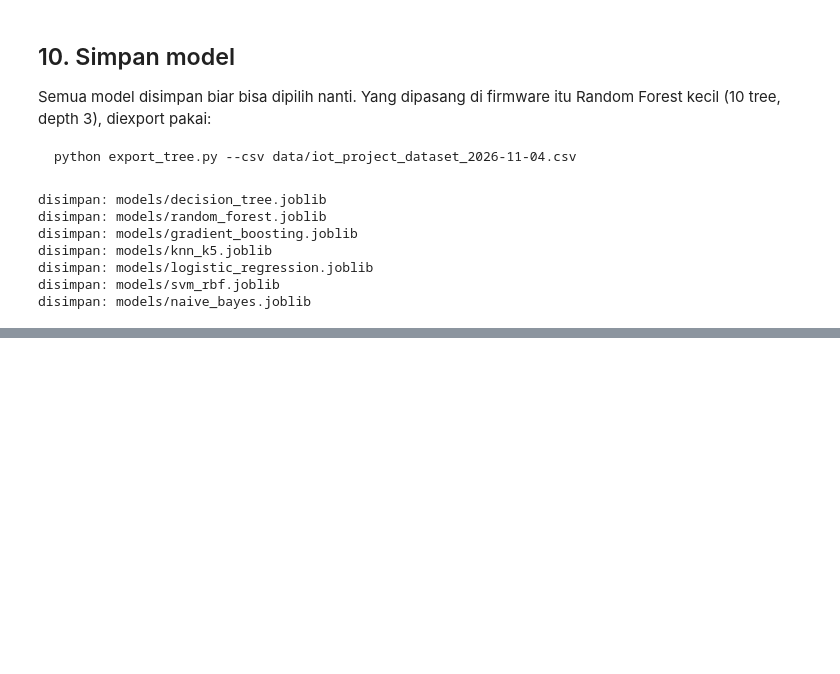
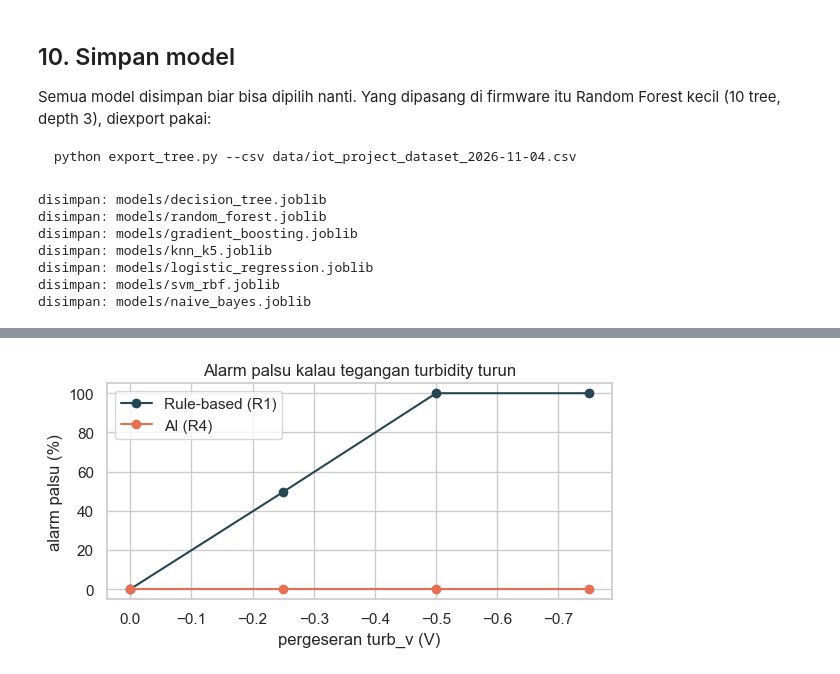
Before and after one commit to StevenLie14/IoT, a Jupyter notebook: ml/water_quality_models.ipynb, the cells around one changed output, grey strips where cells are left out. Cells and saved outputs as stored; diff of their text form; code cells hidden in the pictures; blank space fills up the shorter version.

```diff
--- a/ml/water_quality_models.ipynb
+++ b/ml/water_quality_models.ipynb
@@ -702,0 +853,24 @@ disimpan: models/naive_bayes.joblib
+# %%
+TURB_V_CLEAR, TURB_V_SPAN = 1.75, 0.55   # sama dengan config.h
+
+shift_rows = []
+for shift in [0, -0.25, -0.5, -0.75]:
+    noisy = cmp.copy()
+    noisy["turb_v"] = noisy["turb_v"] + shift
+    noisy["turb"] = np.clip((TURB_V_CLEAR - noisy["turb_v"]) / TURB_V_SPAN * 100, 0, 100)
+    noisy["score"] = noisy.apply(health_score, axis=1)
+    noisy["ml"], noisy["ml_conf"] = esp32_vote(esp_model, noisy[FEATURES].values)
+    rule = noisy["score"] < SCORE_THRESHOLD
+    ai = (noisy["ml"] == "dirty") & (noisy["ml_conf"] >= ML_MIN_CONFIDENCE)
+    for name, flags in [("Rule-based (R1)", rule), ("AI (R4)", ai)]:
+        not_dirty = ~noisy["truth"]
+        shift_rows.append({
+            "geser turb_v (V)": shift, "sistem": name,
+            "alarm palsu clear": int((flags & (noisy["label"] == "clear")).sum()),
+            "alarm palsu slightly": int((flags & (noisy["label"] == "slightly_turbid")).sum()),
+            "alarm palsu (%)": round(100 * (flags & not_dirty).sum() / not_dirty.sum(), 1),
+            "recall dirty": recall_score(noisy["truth"], flags, zero_division=0),
+        })
+shift_df = pd.DataFrame(shift_rows)
+shift_df.to_csv("results/turbidity_shift_test.csv", index=False)
+shift_df
@@ -703,3 +887,18 @@ disimpan: models/naive_bayes.joblib
+# %%
+fig, ax = plt.subplots(figsize=(6, 3.2))
+for name, color in [("Rule-based (R1)", "#264653"), ("AI (R4)", "#e76f51")]:
+    part = shift_df[shift_df["sistem"] == name]
+    ax.plot(part["geser turb_v (V)"], part["alarm palsu (%)"], marker="o", color=color, label=name)
+ax.set_xlabel("pergeseran turb_v (V)")
+ax.set_ylabel("alarm palsu (%)")
+ax.set_title("Alarm palsu kalau tegangan turbidity turun")
+ax.invert_xaxis()
+ax.legend()
+fig.tight_layout()
+fig.savefig("results/turbidity_shift_test.png", dpi=150)
+plt.show()
+# %% [output]
+[figure, added]
 # %% [markdown]
 ## Kesimpulan
 
```
Also changed, not shown: parts of 10 cells of this notebook, 13 other files.
